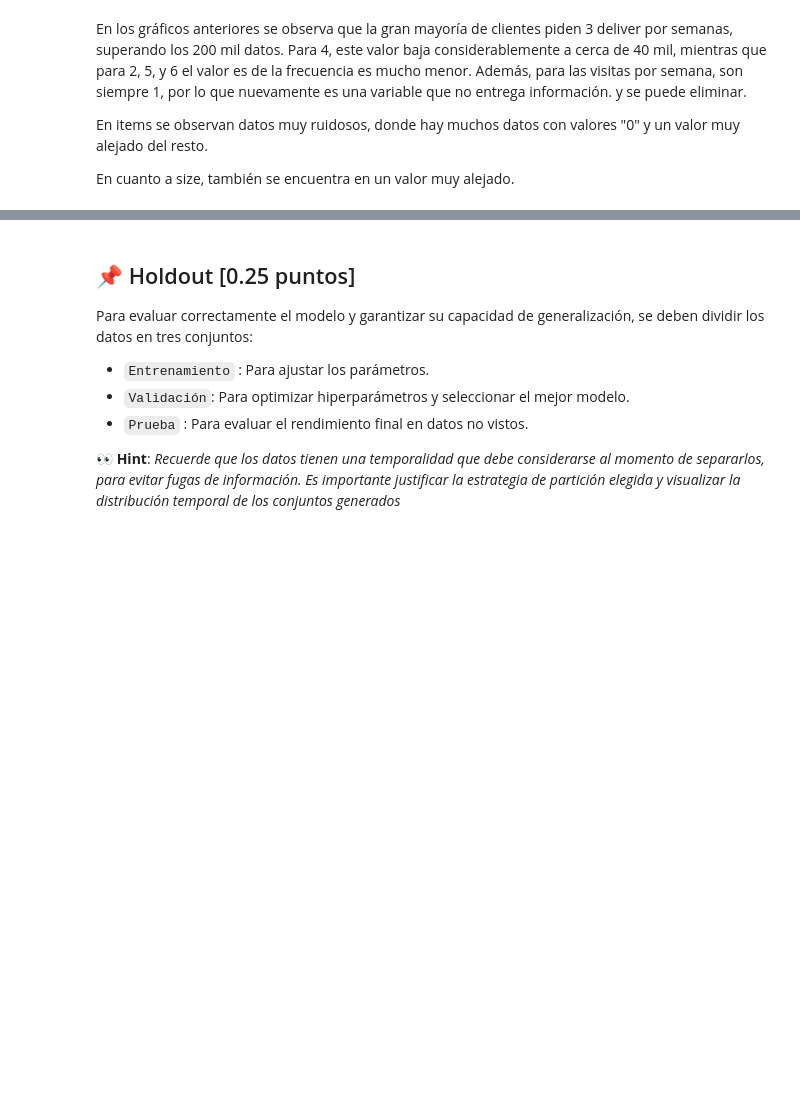
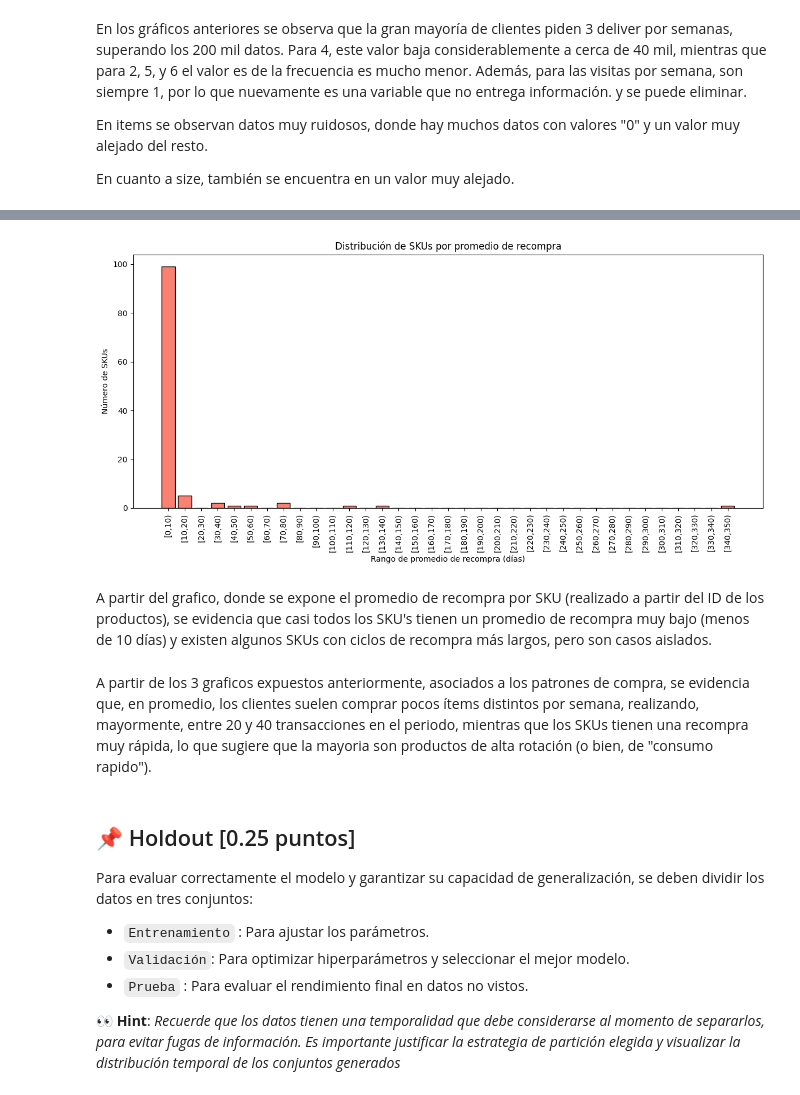
Before and after one commit to Mpalma325/Laboratorio-de-Programacion-Cientifica-para-Ciencia-de-Datos, a Jupyter notebook: Entrega1_LabCDD.ipynb, the cells around one changed output, grey strips where cells are left out. Cells and saved outputs as stored; diff of their text form; code cells hidden in the pictures; blank space fills up the shorter version.

```diff
--- a/Entrega1_LabCDD.ipynb
+++ b/Entrega1_LabCDD.ipynb
@@ -471,0 +573,26 @@ En cuanto a size, también se encuentra en un valor muy alejado.
+# %%
+avg_repurchase_sku = avg_repurchase_sku.reset_index(name='avg_days_diff')
+mx = avg_repurchase_sku['avg_days_diff'].max()
+step = 10
+top = int(np.ceil((mx + 1) / step) * step)
+
+bins = list(range(0, top + 1, step))
+labels = [f"[{bins[i]},{bins[i+1]})" for i in range(len(bins)-1)]
+
+avg_repurchase_sku['days_range'] = pd.cut(
+    avg_repurchase_sku['avg_days_diff'],
+    bins=bins,
+    right=False,
+    labels=labels,
+    include_lowest=True
+)
+
+counts_repurchase = (
+    avg_repurchase_sku['days_range']
+    .value_counts()
+    .sort_index()
+    .reset_index(name='num_skus')
+    .rename(columns={'index': 'days_range'})
+)
+
+counts_repurchase
@@ -472,3 +617,20 @@ En cuanto a size, también se encuentra en un valor muy alejado.
+# %%
+plt.figure(figsize=(12,6))
+plt.bar(counts_repurchase['days_range'].astype(str), counts_repurchase['num_skus'],
+        color="salmon", edgecolor="black")
+
+plt.xticks(rotation=90)
+plt.xlabel("Rango de promedio de recompra (días)")
+plt.ylabel("Número de SKUs")
+plt.title("Distribución de SKUs por promedio de recompra")
+plt.tight_layout()
+plt.show()
+# %% [output]
+[figure, added]
+# %% [markdown]
+A partir del grafico, donde se expone el promedio de recompra por SKU (realizado a partir del ID de los productos), se evidencia que casi todos los SKU's tienen un promedio de recompra muy bajo (menos de 10 días) y existen algunos SKUs con ciclos de recompra más largos, pero son casos aislados.
+# %% [markdown]
+A partir de los 3 graficos expuestos anteriormente, asociados a los patrones de compra, se evidencia que, en promedio, los clientes suelen comprar pocos ítems distintos por semana, realizando, mayormente, entre 20 y 40 transacciones en el periodo, mientras que los SKUs tienen una recompra muy rápida, lo que sugiere que la mayoria son productos de alta rotación (o bien, de "consumo rapido").
 # %% [markdown]
 ## 📌 Holdout [0.25 puntos]
 
```
Also changed, not shown: parts of 48 cells of this notebook, 1 other file.
